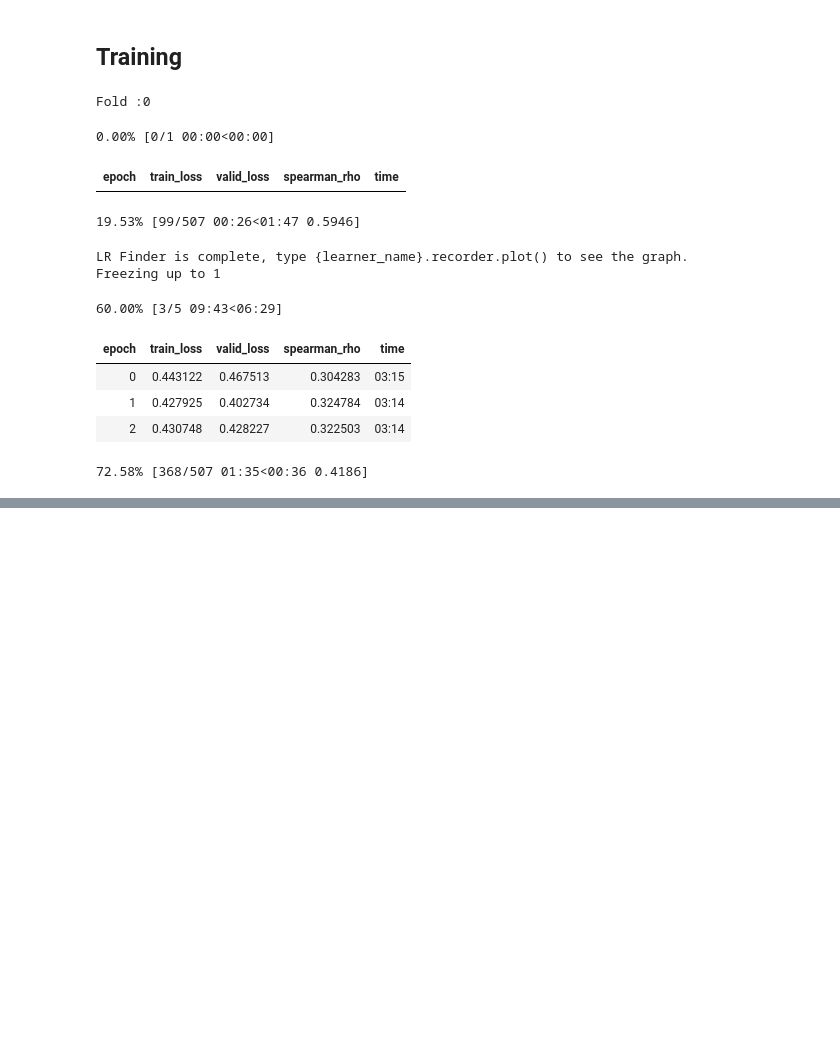
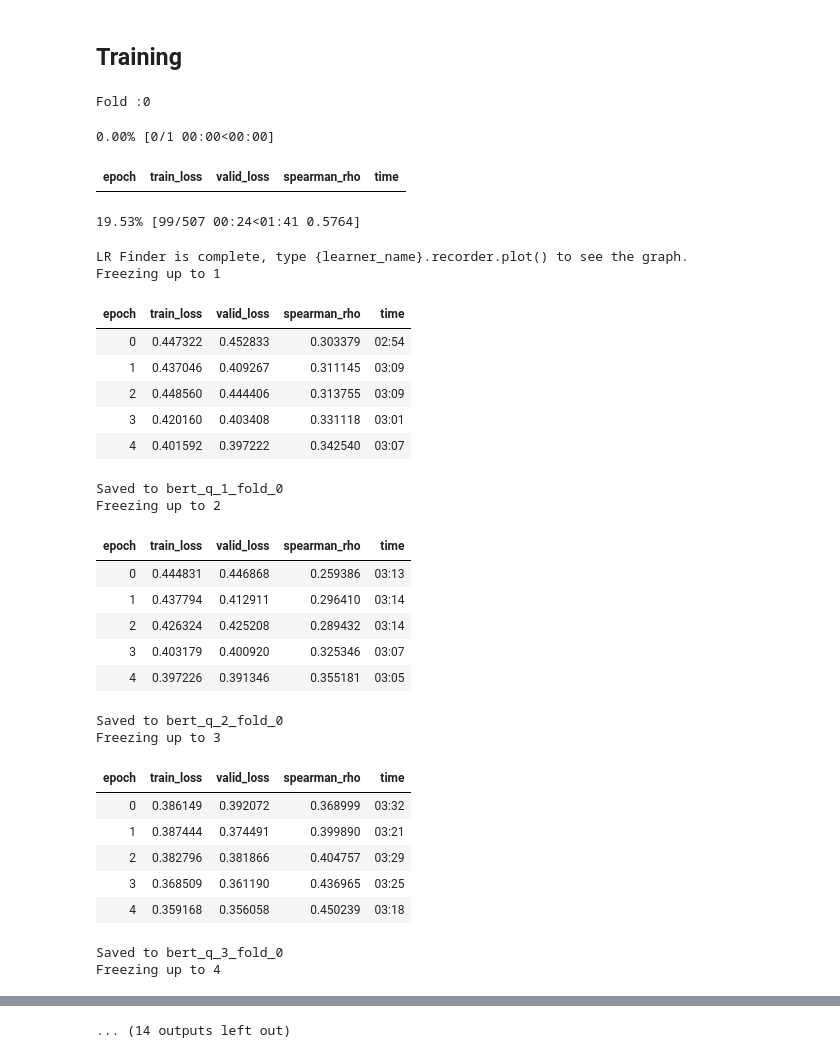
Before and after one commit to boba-and-beer/nlp_pipeline, a Jupyter notebook: run_bert_q.ipynb, the cells around one changed output, grey strips where cells are left out. Drawn from its saved outputs; the diff is of its cells as text; code cells hidden in the pictures; blank space fills up the shorter version.

```diff
--- a/run_bert_q.ipynb
+++ b/run_bert_q.ipynb
@@ -96,7 +92,7 @@ dl_logger.info("Tokenising Question data...")
 encode_method = None
 head_len = None
 train_q_input_list, train_q_att_list = pretrain_model.convert_text_to_tensor(
-    train_questions, head_len=head_len
+    train_questions, head_len=head_len,
     encode_method=encode_method)
 
 dl_logger.info("Tokenising answer data...")
@@ -255,10 +252,11 @@ def flattenAnneal(learn: Learner, lr: float, n_epochs: int, start_pct: float):
     learn.callbacks.append(sched)
     learn.fit(n_epochs)
 # %%
+OUTPUT_MODEL_DIR = "."
 # batch size
 bs = 8
 
-# Create GroupKFold index
+# Create GroupKFold index - 3 was chosen because of time limit
 from sklearn.model_selection import GroupKFold
 gkf = GroupKFold(n_splits=3)
 gkf_splits = gkf.split(train_questions, groups=train['question_body'])
@@ -297,6 +295,15 @@ for i, (train_split, valid_split) in enumerate(gkf_splits):
         Ranger, betas=(0.9, 0.99), eps=0.05
     )
 
+    # Defining the learnin
+    model_class = BertSequenceClassification
+    q_transformer_model = model_class.from_pretrained(
+        'bert-base-uncased',
+        config=pretrain_model.config,
+        dropout_rate=0.05,
+        hidden_layer_output=2,
+    )
+    q_custom_transformer_model = CustomTransformerModel(q_transformer_model)
     q_learner = BertLearner(
         q_databunch,
         q_custom_transformer_model,
@@ -306,66 +313,72 @@ for i, (train_split, valid_split) in enumerate(gkf_splits):
         metrics=[SpearmanRho()],
         callback_fns=[reduce_lr_callback],
     ).to_fp16()
-
     q_learner.freeze()
-
     # Find a learning rate
     q_learner.lr_find()
     lr = q_learner.recorder.lrs[np.array(q_learner.recorder.losses).argmin()] / 10
-
-    # Defining the learnin
-    model_class = BertSequenceClassification
-    q_transformer_model = model_class.from_pretrained(
-        'bert-base-uncased',
-        config=pretrain_model.config,
-        dropout_rate=0.05,
-        hidden_layer_output=2,
-    )
-    name = "Bert"
     freeze_to_counter = 1
+    # 6 has been chosen from experience
     while freeze_to_counter < 6:
         freeze_to = freeze_to_counter
         print("Freezing up to "+str(freeze_to))
-        model_save_name = "bert_" + str(freeze_to) + "_" + str(i)
-
         q_learner.freeze_to(-freeze_to)
         flattenAnneal(q_learner, lr, 5, 0.55)
 
-        # Save the models
+        # Save model
+        model_save_name = "bert_q_" + str(freeze_to) + "_fold_" + str(i)
         q_learner.save(model_save_name, with_opt=False)
         print("Saved to " + str(model_save_name))
+
+        # Reset model
         del q_learner
         gc.collect()
         torch.cuda.empty_cache()
-
-        # Reset the index after every gradual unfreeze (strange workaround)
         q_databunch = TextDataBunch(
             train_dl=train_q_dl,
             valid_dl=valid_q_dl,
-            test_dl=test_q_dl,
             device="cuda:0",
         )
-        q_learner = model_class(
+        q_learner = BertLearner(
             q_databunch,
             q_custom_transformer_model,
             opt_func=opt_func,
+            bn_wd=False,
+            true_wd=True,
             metrics=[SpearmanRho()],
             callback_fns=[reduce_lr_callback],
         ).to_fp16()
-        # Kaggle is better than a legal drug
-        q_learner.model_dir = OUTPUT_MODEL_DIR
+
         q_learner.load(model_save_name);
         freeze_to_counter += 1
 # %% [output]
 Fold :0
 0.00% [0/1 00:00<00:00]
 | epoch | train_loss | valid_loss | spearman_rho | time |
-19.53% [99/507 00:26<01:47 0.5946]
+19.53% [99/507 00:24<01:41 0.5764]
 LR Finder is complete, type {learner_name}.recorder.plot() to see the graph.
 Freezing up to 1
+| epoch | train_loss | valid_loss | spearman_rho | time |
+| 0 | 0.447322 | 0.452833 | 0.303379 | 02:54 |
+| 1 | 0.437046 | 0.409267 | 0.311145 | 03:09 |
+| 2 | 0.448560 | 0.444406 | 0.313755 | 03:09 |
+| 3 | 0.420160 | 0.403408 | 0.331118 | 03:01 |
+| 4 | 0.401592 | 0.397222 | 0.342540 | 03:07 |
-60.00% [3/5 09:43<06:29]
+Saved to bert_q_1_fold_0
+Freezing up to 2
-| epoch | train_loss | valid_loss | spearman_rho | time |
-| 0 | 0.443122 | 0.467513 | 0.304283 | 03:15 |
-| 1 | 0.427925 | 0.402734 | 0.324784 | 03:14 |
-| 2 | 0.430748 | 0.428227 | 0.322503 | 03:14 |
+| epoch | train_loss | valid_loss | spearman_rho | time |
+| 0 | 0.444831 | 0.446868 | 0.259386 | 03:13 |
+| 1 | 0.437794 | 0.412911 | 0.296410 | 03:14 |
+| 2 | 0.426324 | 0.425208 | 0.289432 | 03:14 |
+| 3 | 0.403179 | 0.400920 | 0.325346 | 03:07 |
+| 4 | 0.397226 | 0.391346 | 0.355181 | 03:05 |
-72.58% [368/507 01:35<00:36 0.4186]
+Saved to bert_q_2_fold_0
+Freezing up to 3
+| epoch | train_loss | valid_loss | spearman_rho | time |
+| 0 | 0.386149 | 0.392072 | 0.368999 | 03:32 |
+| 1 | 0.387444 | 0.374491 | 0.399890 | 03:21 |
+| 2 | 0.382796 | 0.381866 | 0.404757 | 03:29 |
+| 3 | 0.368509 | 0.361190 | 0.436965 | 03:25 |
+| 4 | 0.359168 | 0.356058 | 0.450239 | 03:18 |
+Saved to bert_q_3_fold_0
+Freezing up to 4
@@ -371,0 +391 @@ Freezing up to 1
+... (14 outputs left out)
```
Also changed, not shown: parts of 6 cells of this notebook.
